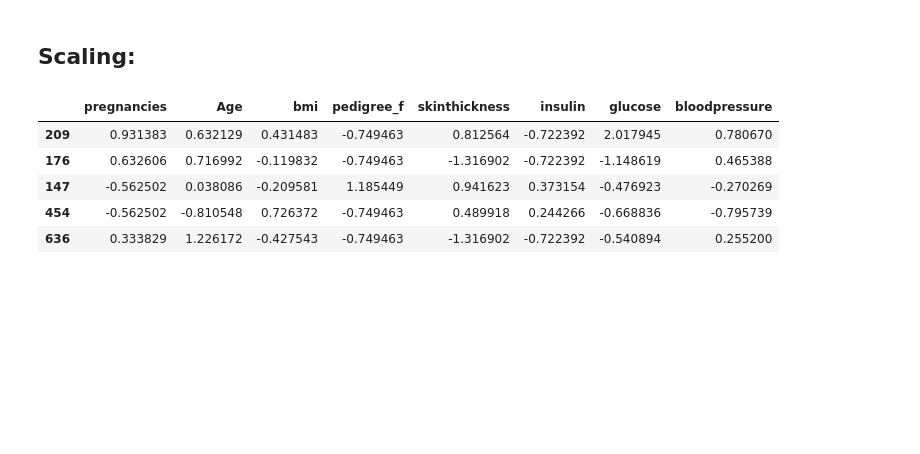
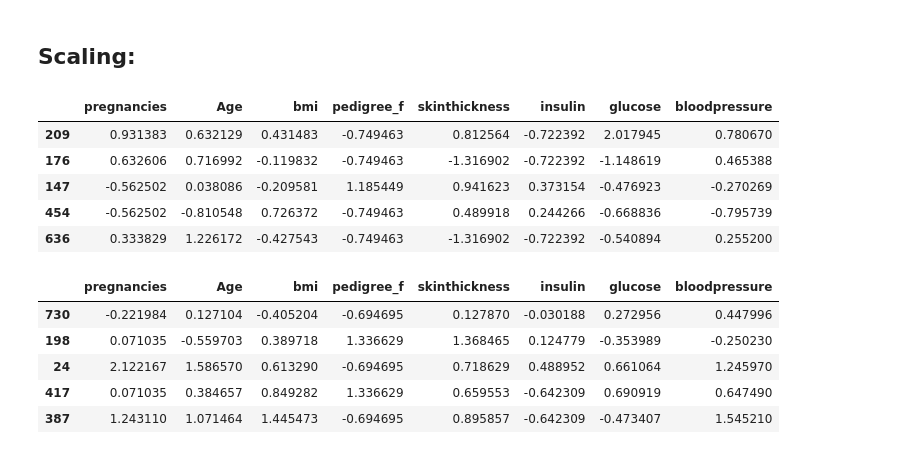
Before and after one commit to mojtaba-peyrovi/diabetes-ML-practice, a Jupyter notebook: 2_Diabetes_Challenge.ipynb, the cells around one changed output. Saved outputs shown, nothing was run; the diff lists cells and outputs as text; code cells hidden in the pictures; blank space fills up the shorter version.

```diff
--- a/2_Diabetes_Challenge.ipynb
+++ b/2_Diabetes_Challenge.ipynb
@@ -382,11 +396,13 @@ from sklearn.preprocessing import StandardScaler
 scaler = StandardScaler()
 
 # Fit the scaler on the data and transform it, the data has to be numeric!
-standardized_data = scaler.fit_transform(X_train)
+standardized_data_train = scaler.fit_transform(X_train)
+standardized_data_test = scaler.fit_transform(X_test)
 
 # Now the standardized data is stored in a Numpy array
 # How to convert the standardized data back to a DataFrame:
-standardized_X_train = pd.DataFrame(standardized_data)
+standardized_X_train = pd.DataFrame(standardized_data_train)
+standardized_X_test = pd.DataFrame(standardized_data_test)
 
 standardized_X_train.head()
 # %% [output]
@@ -396,3 +412,12 @@ standardized_X_train.head()
 | 147 | -0.562502 | 0.038086 | -0.209581 | 1.185449 | 0.941623 | 0.373154 | -0.476923 | -0.270269 |
 | 454 | -0.562502 | -0.810548 | 0.726372 | -0.749463 | 0.489918 | 0.244266 | -0.668836 | -0.795739 |
 | 636 | 0.333829 | 1.226172 | -0.427543 | -0.749463 | -1.316902 | -0.722392 | -0.540894 | 0.255200 |
+# %%
+standardized_X_test.head()
+# %% [output]
+|  | pregnancies | Age | bmi | pedigree_f | skinthickness | insulin | glucose | bloodpressure |
+| 730 | -0.221984 | 0.127104 | -0.405204 | -0.694695 | 0.127870 | -0.030188 | 0.272956 | 0.447996 |
+| 198 | 0.071035 | -0.559703 | 0.389718 | 1.336629 | 1.368465 | 0.124779 | -0.353989 | -0.250230 |
+| 24 | 2.122167 | 1.586570 | 0.613290 | -0.694695 | 0.718629 | 0.488952 | 0.661064 | 1.245970 |
+| 417 | 0.071035 | 0.384657 | 0.849282 | 1.336629 | 0.659553 | -0.642309 | 0.690919 | 0.647490 |
+| 387 | 1.243110 | 1.071464 | 1.445473 | -0.694695 | 0.895857 | -0.642309 | -0.473407 | 1.545210 |
```
Also changed, not shown: parts of 3 cells of this notebook.
